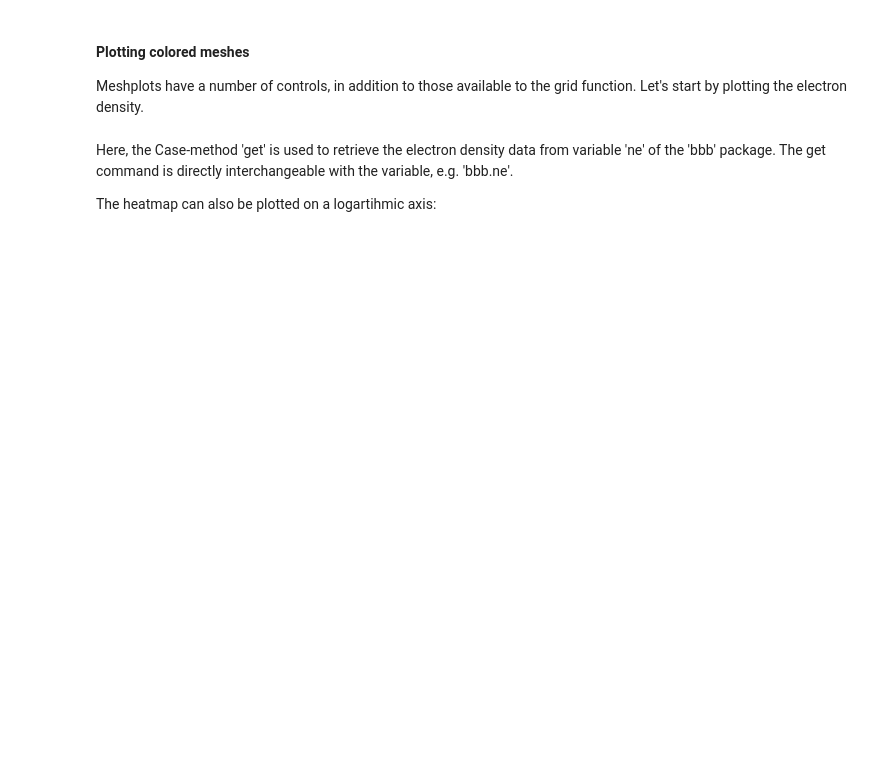
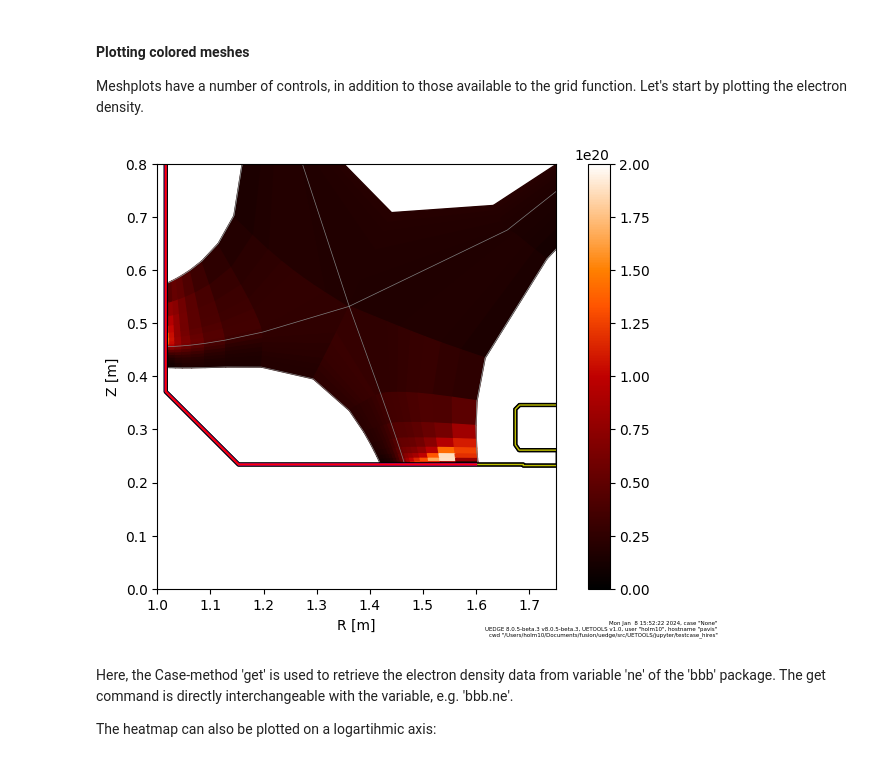
Before and after one commit to LLNL/UETOOLS, a Jupyter notebook: jupyter/1_introduction.ipynb, the cells around one changed output. Cells and saved outputs as stored; diff of their text form; code cells hidden in the pictures; blank space fills up the shorter version.

```diff
--- a/jupyter/1_introduction.ipynb
+++ b/jupyter/1_introduction.ipynb
@@ -57,7 +270,16 @@ The grid function has a number of options that can be utilized to alter the styl
 #### Plotting colored meshes
 Meshplots have a number of controls, in addition to those available to the grid function. Let's start by plotting the electron density.
 # %%
-#c.plotmesh(c.get('ne'), xlim=(1, 1.75), ylim=(0,0.8), figsize=(7,5), zrange=(0,2e20), cmap='gist_heat');
+c.plotmesh(
+    c.get('ne'),
+    xlim=(1, 1.75),
+    ylim=(0,0.8),
+    figsize=(7,5),
+    zrange=(0,2e20),
+    cmap='gist_heat'
+);
+# %% [output]
+[figure, added]
 # %% [markdown]
 Here, the Case-method 'get' is used to retrieve the electron density data from variable 'ne' of the 'bbb' package. The get command is directly interchangeable with the variable, e.g. 'bbb.ne'.
 
```
Also changed, not shown: parts of 46 cells of this notebook.
